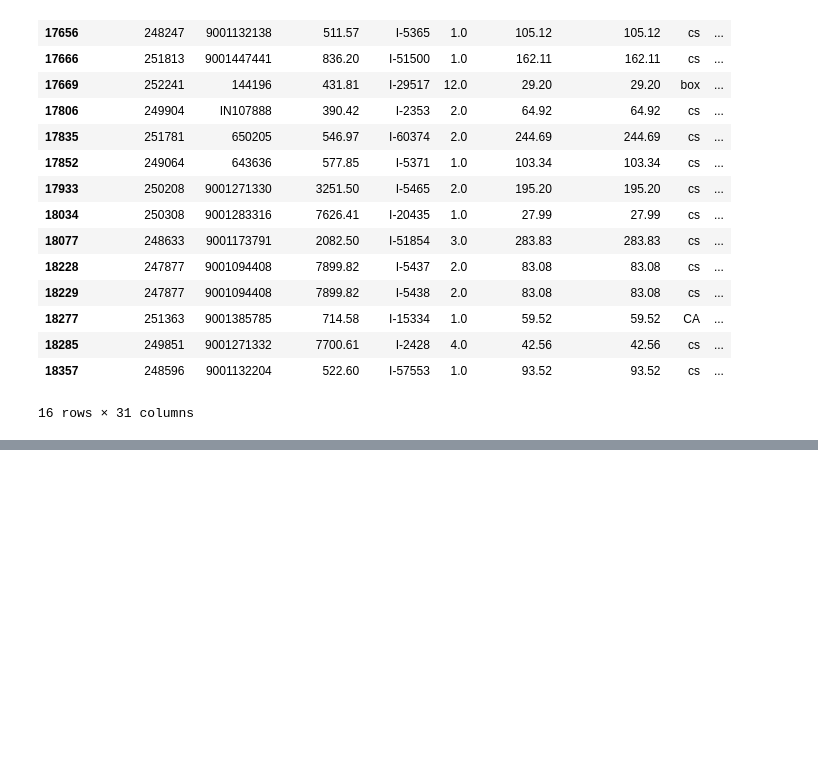
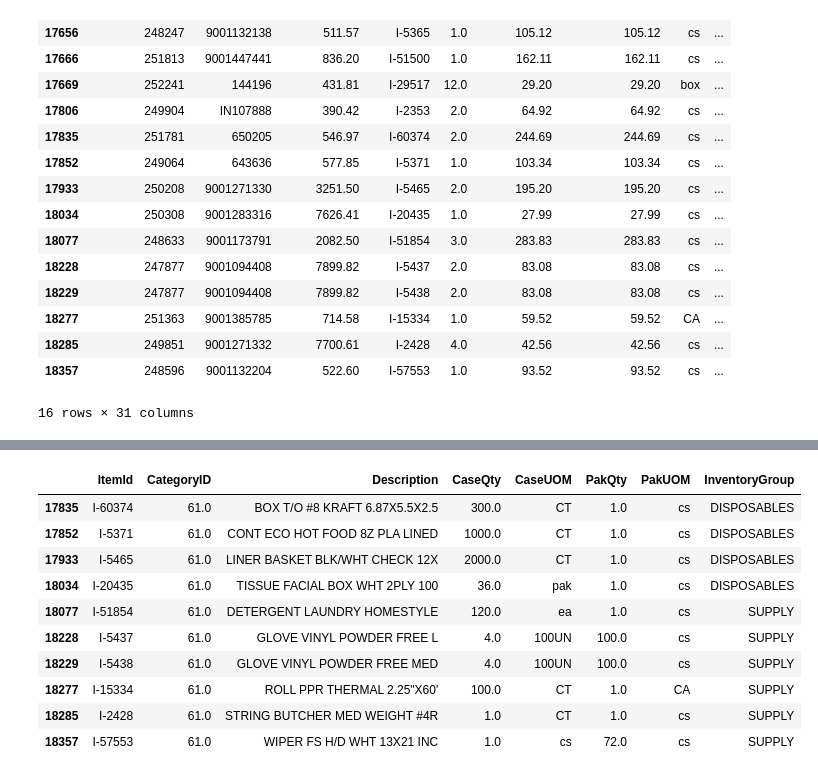
Before and after one commit to ssmubc/CFFS_jupyter_may29, a Jupyter notebook: Categorizing_IDs_to_GHG_IDs/Assigning_categoryID_from_Items_Assigned_List.ipynb, the cells around one changed output, grey strips where cells are left out. Cells and saved outputs as stored; diff of their text form; code cells hidden in the pictures; blank space fills up the shorter version.

```diff
--- a/Categorizing_IDs_to_GHG_IDs/Assigning_categoryID_from_Items_Assigned_List.ipynb
+++ b/Categorizing_IDs_to_GHG_IDs/Assigning_categoryID_from_Items_Assigned_List.ipynb
@@ -323,0 +340,20 @@ consolidated_df.to_csv('C:/Users/smvan/CFFS-S23/CFFS-22-23/data/GHG_categories/G
+# %%
+df_to_be_added = unfiltered_df.rename(columns={"item_num": "ItemId", "Category ID": "CategoryID", "item_descrip": "Description", "case_qty": "CaseQty", "case_uom": "CaseUOM", "pak_qty": "PakQty", "uom": "PakUOM", "prod_group_descrip": "InventoryGroup"})
+# %%
+df_to_be_added = df_to_be_added[["ItemId", "CategoryID", "Description", "CaseQty", "CaseUOM", "PakQty", "PakUOM", "InventoryGroup"]]
+# %%
+# Append df_to_be_added to items_list
+items_list = pd.concat([items_list, df_to_be_added], axis=0)
+items_list.tail(10)
+# %% [output]
+|  | ItemId | CategoryID | Description | CaseQty | CaseUOM | PakQty | PakUOM | InventoryGroup |
+| 17835 | I-60374 | 61.0 | BOX T/O #8 KRAFT 6.87X5.5X2.5 | 300.0 | CT | 1.0 | cs | DISPOSABLES |
+| 17852 | I-5371 | 61.0 | CONT ECO HOT FOOD 8Z PLA LINED | 1000.0 | CT | 1.0 | cs | DISPOSABLES |
+| 17933 | I-5465 | 61.0 | LINER BASKET BLK/WHT CHECK 12X | 2000.0 | CT | 1.0 | cs | DISPOSABLES |
+| 18034 | I-20435 | 61.0 | TISSUE FACIAL BOX WHT 2PLY 100 | 36.0 | pak | 1.0 | cs | DISPOSABLES |
+| 18077 | I-51854 | 61.0 | DETERGENT LAUNDRY HOMESTYLE | 120.0 | ea | 1.0 | cs | SUPPLY |
+| 18228 | I-5437 | 61.0 | GLOVE VINYL POWDER FREE L | 4.0 | 100UN | 100.0 | cs | SUPPLY |
+| 18229 | I-5438 | 61.0 | GLOVE VINYL POWDER FREE MED | 4.0 | 100UN | 100.0 | cs | SUPPLY |
+| 18277 | I-15334 | 61.0 | ROLL PPR THERMAL 2.25"X60' | 100.0 | CT | 1.0 | CA | SUPPLY |
+| 18285 | I-2428 | 61.0 | STRING BUTCHER MED WEIGHT #4R | 1.0 | CT | 1.0 | cs | SUPPLY |
+| 18357 | I-57553 | 61.0 | WIPER FS H/D WHT 13X21 INC | 1.0 | cs | 72.0 | cs | SUPPLY |
```
Also changed, not shown: parts of 3 cells of this notebook, 1 other file.
